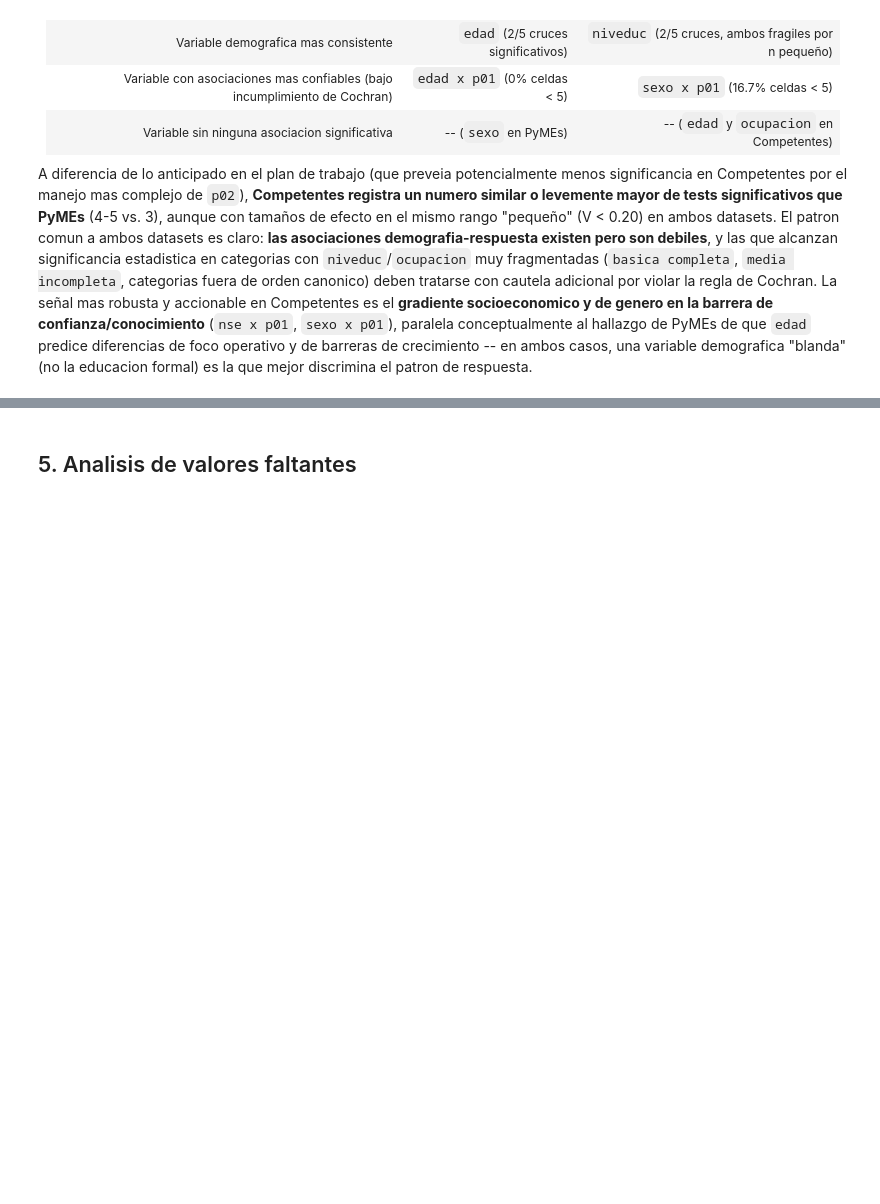
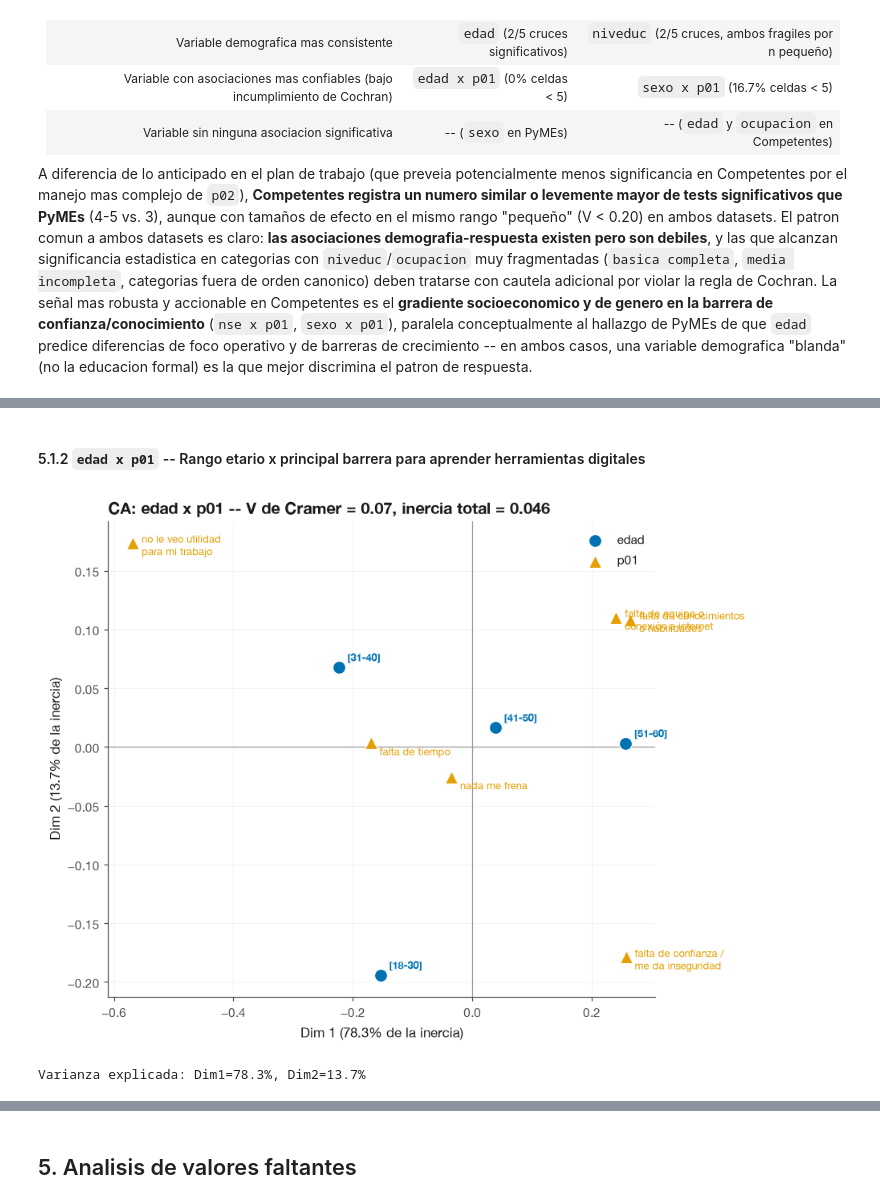
Before and after one commit to tomasleale/icd_ia, a Jupyter notebook: ia_icd_competentes_analysis.ipynb, the cells around one changed output, grey strips where cells are left out. Cells and saved outputs as stored; diff of their text form; code cells hidden in the pictures; blank space fills up the shorter version.

```diff
--- a/ia_icd_competentes_analysis.ipynb
+++ b/ia_icd_competentes_analysis.ipynb
@@ -847,0 +942,21 @@ formal) es la que mejor discrimina el patron de respuesta.
+# %% [markdown]
+#### 5.1.2 `edad x p01` -- Rango etario x principal barrera para aprender herramientas digitales
+# %%
+demo, resp = "edad", "p01"
+ct = pd.crosstab(dfcomp[demo], dfcomp[resp])
+res = correspondence_analysis(ct)
+ca_results[(demo, resp)] = res
+match = results_df[(results_df["rows"] == demo) & (results_df["cols"] == resp)].iloc[0]
+
+ax = ca_biplot(
+    res, row_label=f"{demo}", col_label=f"{resp}",
+    title=(f"CA: {demo} x {resp} -- V de Cramer = {match['cramers_v']:.2f}"
+           f"{'*' if match['significant'] else ''}, inercia total = {res['total_inertia']:.3f}"),
+)
+save_fig(ax, f"ca_{demo}_x_{resp}.png", subdir="comp/ca_biplots")
+plt.show()
+print(f"Varianza explicada: Dim1={res['explained_variance'][0]*100:.1f}%, "
+      f"Dim2={res['explained_variance'][1]*100:.1f}%")
+# %% [output]
+[figure, added]
+Varianza explicada: Dim1=78.3%, Dim2=13.7%
```
Also changed, not shown: parts of 24 cells of this notebook, 16 other files.
